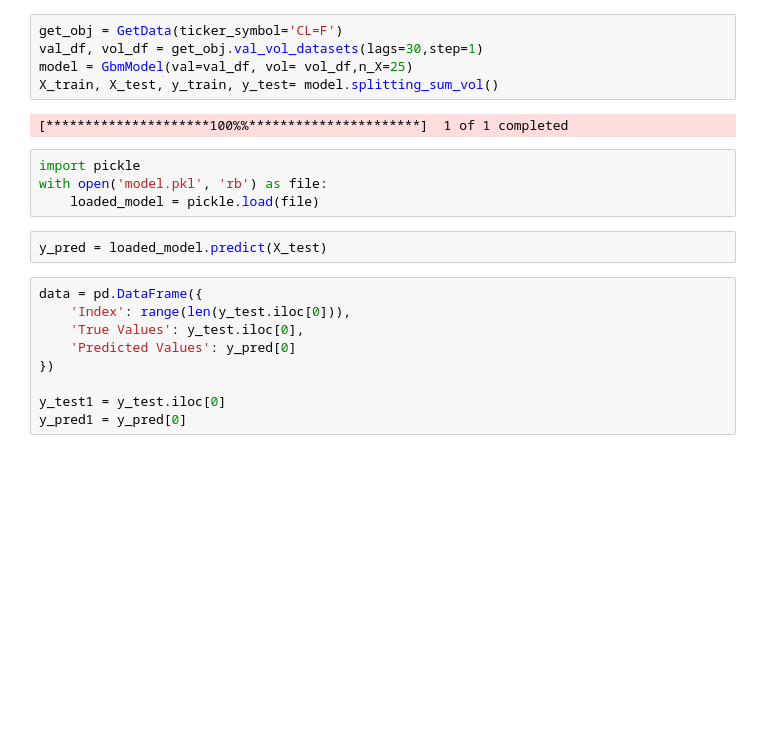
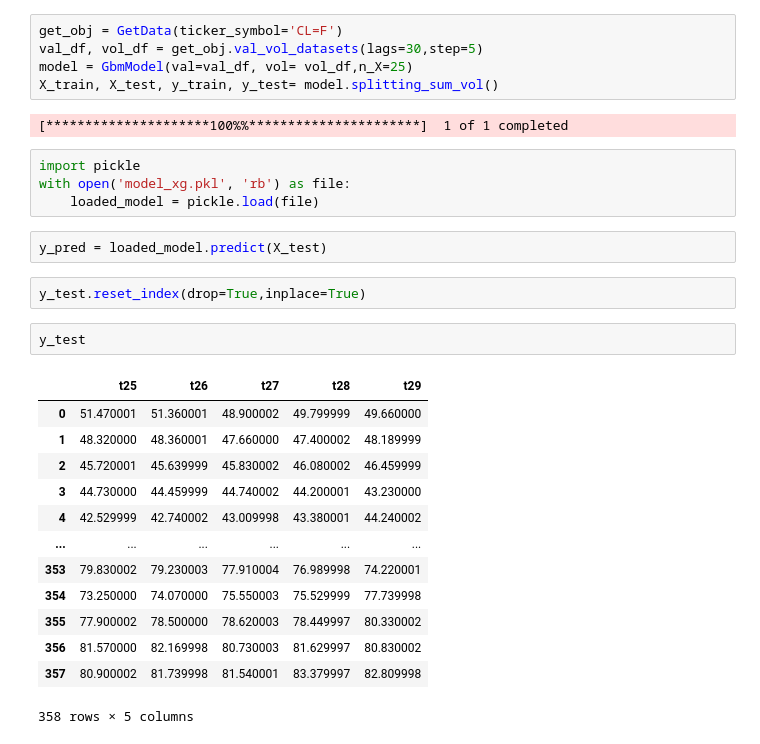
Before and after one commit to thomasfsr/mlflow_yfinance, a Jupyter notebook: notebook/note.ipynb, the cells around one changed output. Cells and saved outputs as stored; diff of their text form; blank space fills up the shorter version.

```diff
--- a/notebook/note.ipynb
+++ b/notebook/note.ipynb
@@ -29,22 +46,31 @@ df
 # %%
 get_obj = GetData(ticker_symbol='CL=F')
-val_df, vol_df = get_obj.val_vol_datasets(lags=30,step=1)
+val_df, vol_df = get_obj.val_vol_datasets(lags=30,step=5)
 model = GbmModel(val=val_df, vol= vol_df,n_X=25)
 X_train, X_test, y_train, y_test= model.splitting_sum_vol()
 # %% [output]
 [*********************100%%**********************]  1 of 1 completed
 # %%
 import pickle
-with open('model.pkl', 'rb') as file:
+with open('model_xg.pkl', 'rb') as file:
     loaded_model = pickle.load(file)
 # %%
 y_pred = loaded_model.predict(X_test)
-# %%
-data = pd.DataFrame({
-    'Index': range(len(y_test.iloc[0])),
-    'True Values': y_test.iloc[0],
-    'Predicted Values': y_pred[0]
-})
-
-y_test1 = y_test.iloc[0]
-y_pred1 = y_pred[0]
+# %%
+y_test.reset_index(drop=True,inplace=True)
+# %%
+y_test
+# %% [output]
+|  | t25 | t26 | t27 | t28 | t29 |
+| 0 | 51.470001 | 51.360001 | 48.900002 | 49.799999 | 49.660000 |
+| 1 | 48.320000 | 48.360001 | 47.660000 | 47.400002 | 48.189999 |
+| 2 | 45.720001 | 45.639999 | 45.830002 | 46.080002 | 46.459999 |
+| 3 | 44.730000 | 44.459999 | 44.740002 | 44.200001 | 43.230000 |
+| 4 | 42.529999 | 42.740002 | 43.009998 | 43.380001 | 44.240002 |
+| ... | ... | ... | ... | ... | ... |
+| 353 | 79.830002 | 79.230003 | 77.910004 | 76.989998 | 74.220001 |
+| 354 | 73.250000 | 74.070000 | 75.550003 | 75.529999 | 77.739998 |
+| 355 | 77.900002 | 78.500000 | 78.620003 | 78.449997 | 80.330002 |
+| 356 | 81.570000 | 82.169998 | 80.730003 | 81.629997 | 80.830002 |
+| 357 | 80.900002 | 81.739998 | 81.540001 | 83.379997 | 82.809998 |
+358 rows × 5 columns
```
Also changed, not shown: parts of 9 cells of this notebook, 15 other files.
